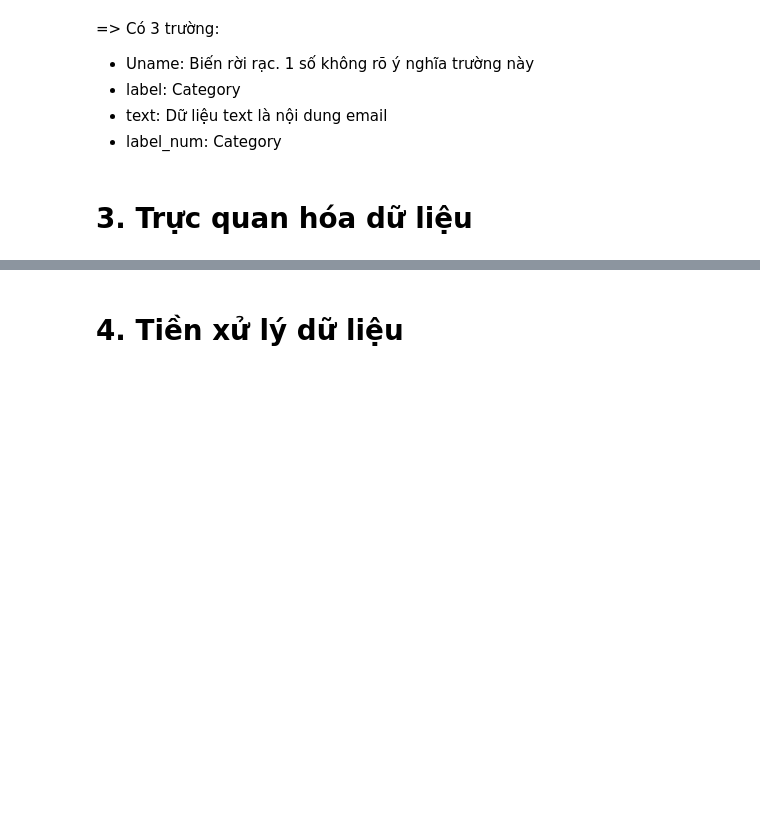
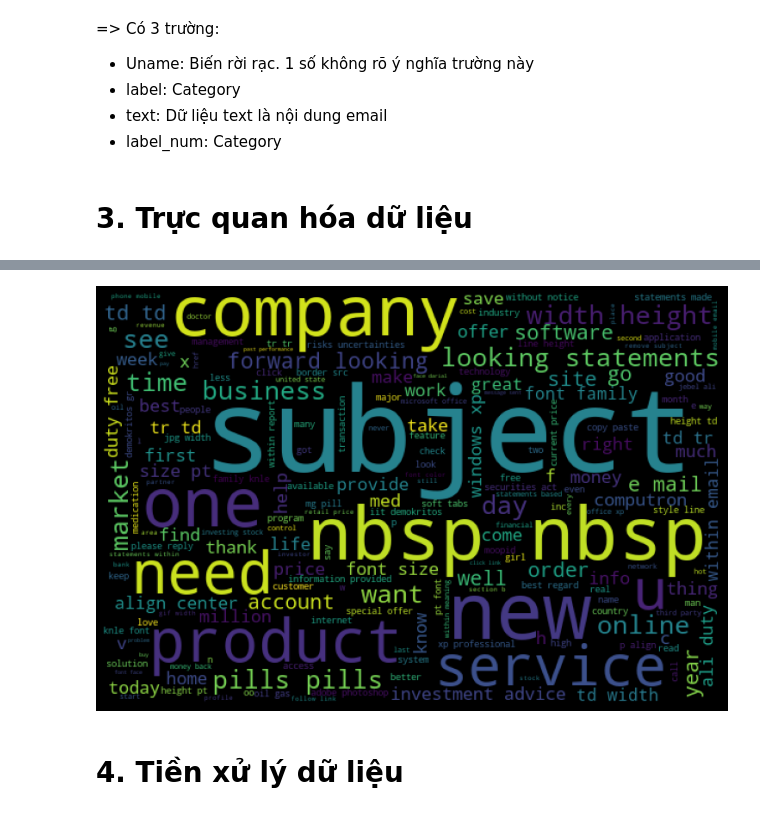
Before and after one commit to toannai/ml_spam, a Jupyter notebook: spammail_ML.ipynb, the cells around one changed output, grey strips where cells are left out. Saved outputs shown, nothing was run; the diff lists cells and outputs as text; code cells hidden in the pictures; blank space fills up the shorter version.

Commit message:
add wordcloud

```diff
--- a/spammail_ML.ipynb
+++ b/spammail_ML.ipynb
@@ -108,3 +111,29 @@ dtype: int64
 * label_num: Category
 # %% [markdown]
 # 3. Trực quan hóa dữ liệu
+# %%
+spam_messages = data[data["label"] == "spam"]["text"]
+ham_messages = data[data["label"] == "ham"]["text"]
+
+spam_words = []
+ham_words = []
+
+
+import nltk
+nltk.download("stopwords")
+nltk.download('wordnet')
+nltk.download('punkt')
+from nltk.corpus import stopwords
+
+def extractSpamWords(spamMessages):
+    global spam_words
+    words = [word.lower() for word in word_tokenize(spamMessages) if word.lower() not in stopwords.words("english") and word.lower().isalpha()]
+    spam_words = spam_words + words
+
+def extractHamWords(hamMessages):
+    global ham_words
+    words = [word.lower() for word in word_tokenize(hamMessages) if word.lower() not in stopwords.words("english") and word.lower().isalpha()]
+    ham_words = ham_words + words
+
+spam_messages.apply(extractSpamWords)
+ham_messages.apply(extractHamWords)
@@ -111,3 +162,14 @@ dtype: int64
+# %%
+#Spam Word cloud
+from wordcloud import WordCloud
+spam_wordcloud = WordCloud(width=600, height=400).generate(" ".join(spam_words))
+plt.figure( figsize=(10,8), facecolor='k')
+plt.imshow(spam_wordcloud)
+plt.axis("off")
+plt.tight_layout(pad=0)
+plt.show()
+# %% [output]
+[figure, added]
 # %% [markdown]
 # 4. Tiền xử lý dữ liệu
 # %% [markdown]
```
Also changed, not shown: parts of 2 cells of this notebook.
